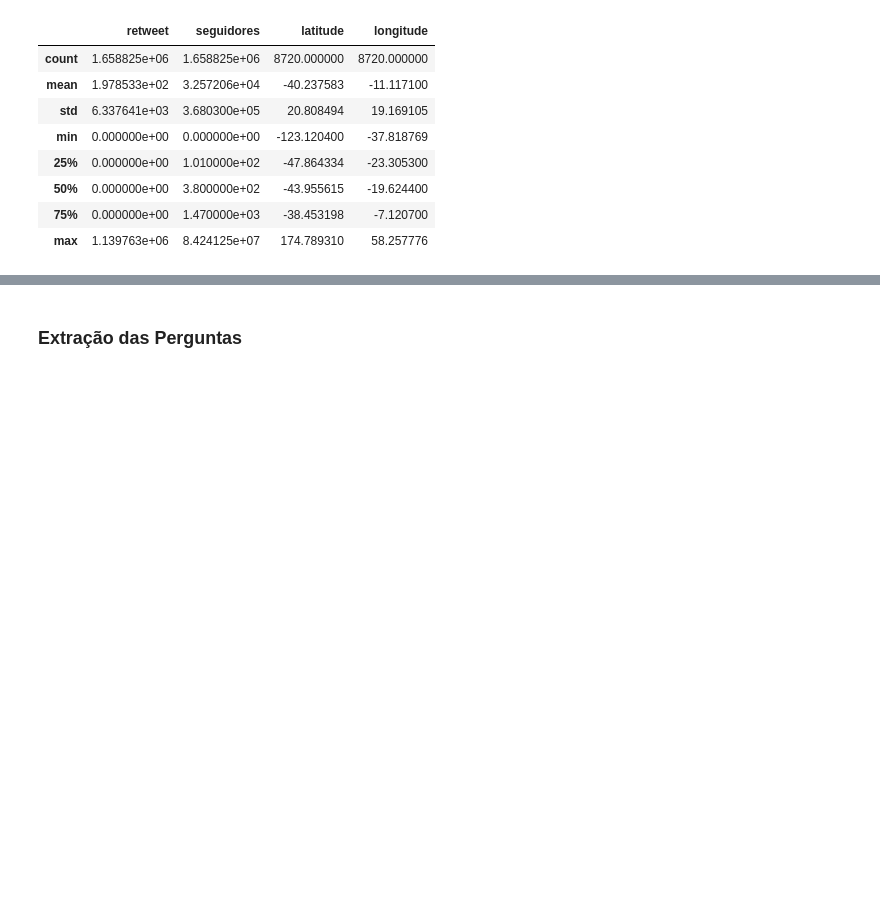
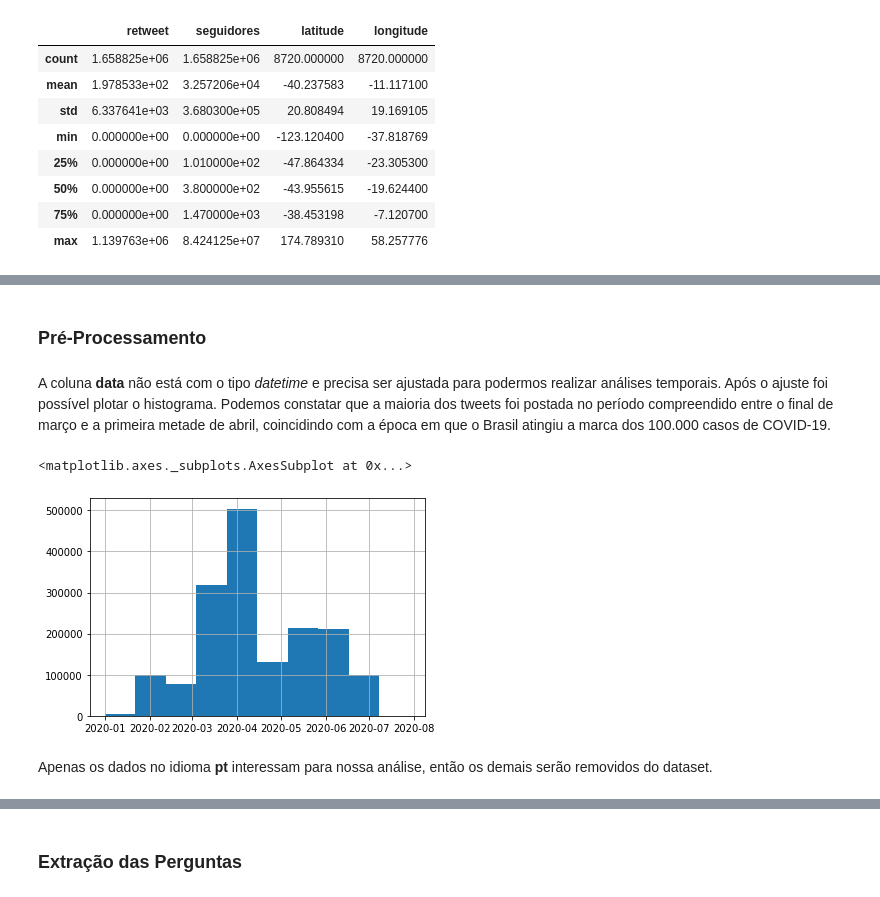
Before and after one commit to bmnds/uea-data-science-02-python-programming, a Jupyter notebook: trabalho_final.ipynb, the cells around one changed output, grey strips where cells are left out. Saved outputs shown, nothing was run; the diff lists cells and outputs as text; code cells hidden in the pictures; blank space fills up the shorter version.

```diff
--- a/trabalho_final.ipynb
+++ b/trabalho_final.ipynb
@@ -328,0 +200,12 @@ tw.head()
+# %% [markdown]
+### Pré-Processamento
+# %% [markdown]
+A coluna **data** não está com o tipo _datetime_ e precisa ser ajustada para podermos realizar análises temporais. Após o ajuste foi possível plotar o histograma. Podemos constatar que a maioria dos tweets foi postada no período compreendido entre o final de março e a primeira metade de abril, coincidindo com a época em que o Brasil atingiu a marca dos 100.000 casos de COVID-19.
+# %%
+tw.data = pd.to_datetime(tw.data)
+tw.data.hist()
+# %% [output]
+<matplotlib.axes._subplots.AxesSubplot at 0x...>
+[figure, added]
+# %% [markdown]
+Apenas os dados no idioma **pt** interessam para nossa análise, então os demais serão removidos do dataset.
```
Also changed, not shown: parts of 58 cells of this notebook.
